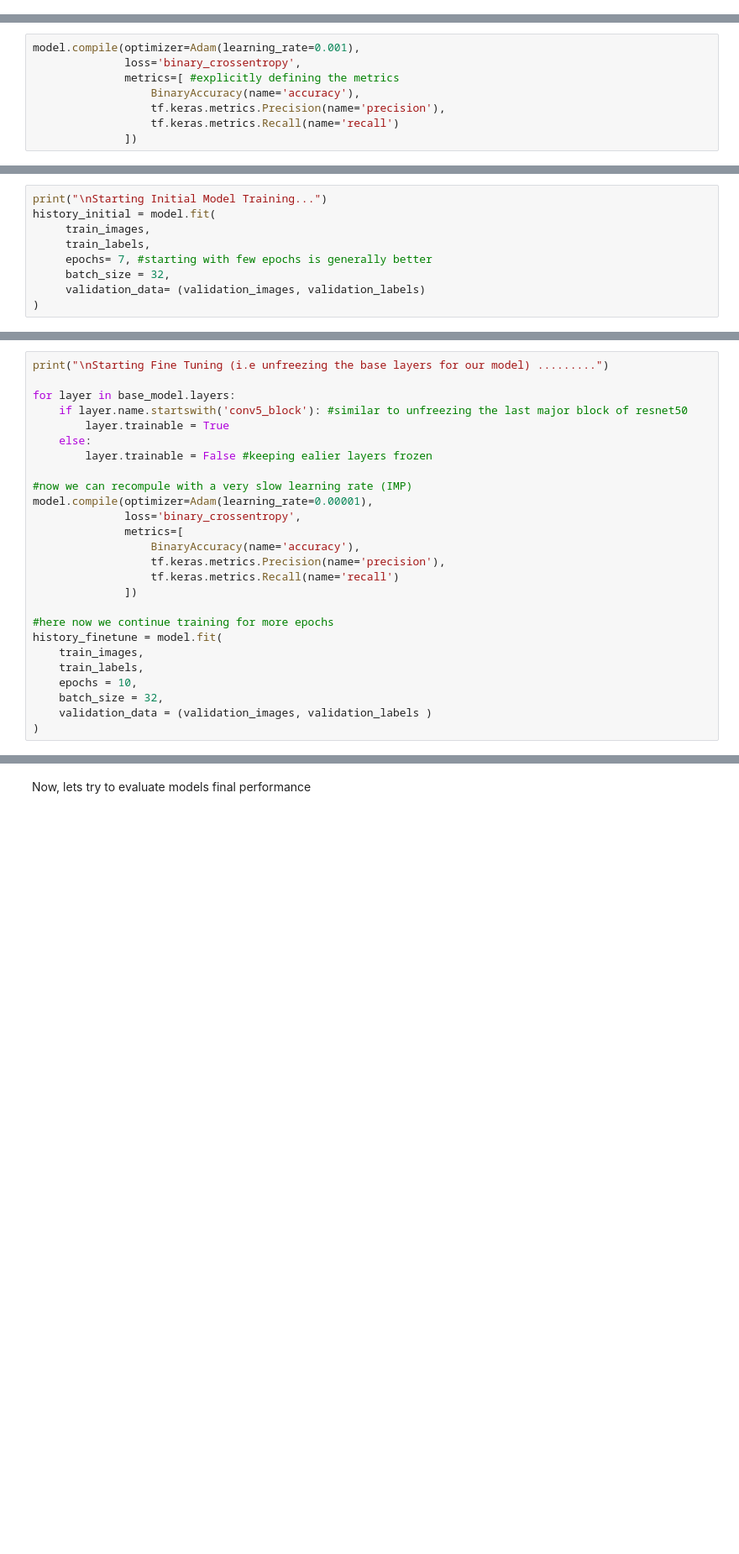
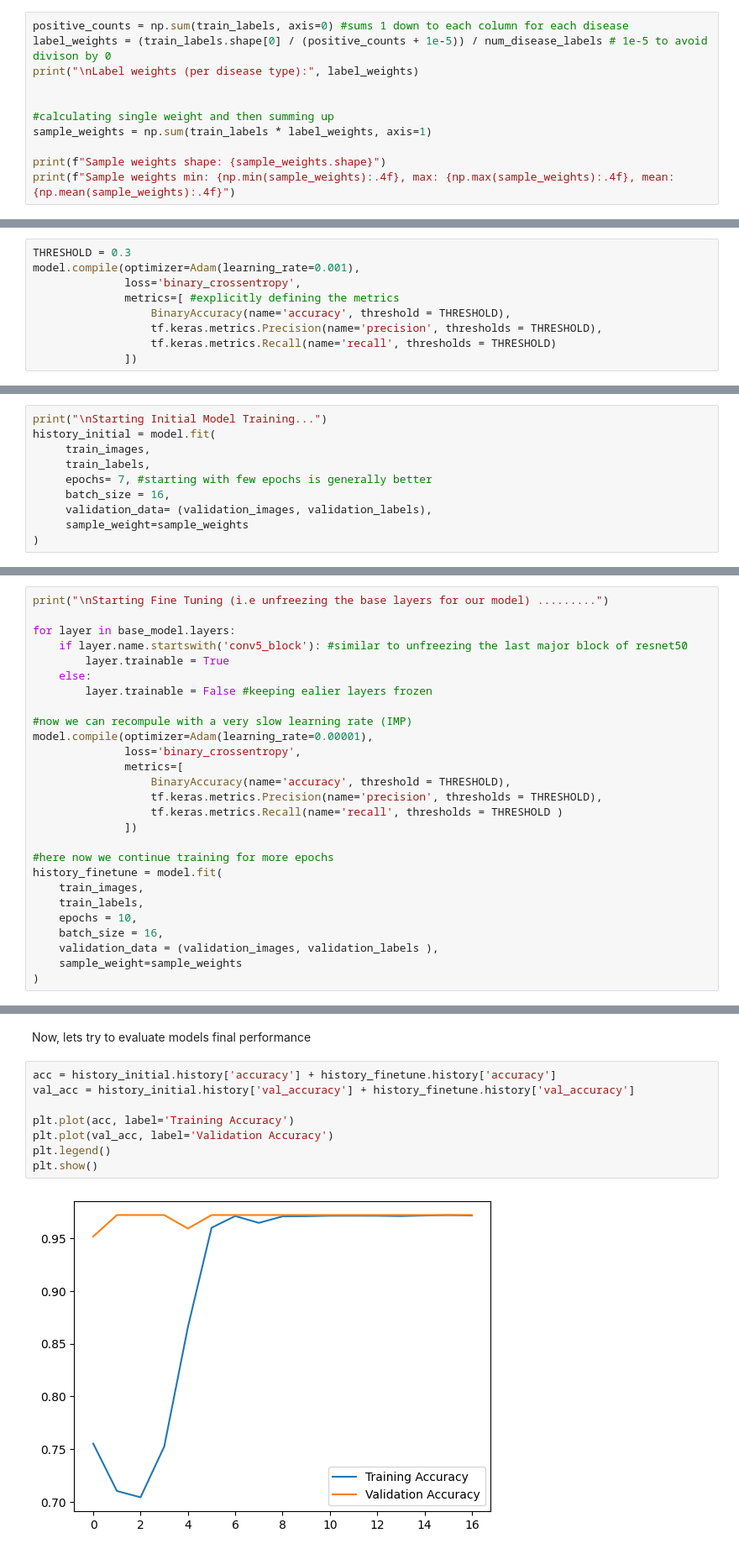
Before and after one commit to adhikariisusan/RetinalDiseaseClassificationModel, a Jupyter notebook: the_real_6th_proj.ipynb, the cells around one changed output, grey strips where cells are left out. Shown at 84% size. Saved outputs shown, nothing was run; the diff lists cells and outputs as text; blank space fills up the shorter version.

Commit message:
Tried to add weight class but the model has hit a learning plateu, and not the desired number of recall

```diff
--- a/the_real_6th_proj.ipynb
+++ b/the_real_6th_proj.ipynb
@@ -267,3 +267,14 @@ for the output layers of the multi disease classification , first we observe num
 # %%
 predictions = Dense(num_disease_labels, activation ='sigmoid')(x)
 model = Model(inputs = base_model.input, outputs = predictions)
+# %%
+positive_counts = np.sum(train_labels, axis=0) #sums 1 down to each column for each disease
+label_weights = (train_labels.shape[0] / (positive_counts + 1e-5)) / num_disease_labels # 1e-5 to avoid divison by 0
+print("\nLabel weights (per disease type):", label_weights)
+
+
+#calculating single weight and then summing up
+sample_weights = np.sum(train_labels * label_weights, axis=1)
+
+print(f"Sample weights shape: {sample_weights.shape}")
+print(f"Sample weights min: {np.min(sample_weights):.4f}, max: {np.max(sample_weights):.4f}, mean: {np.mean(sample_weights):.4f}")
@@ -270,12 +296,13 @@ model = Model(inputs = base_model.input, outputs = predictions)
 # %% [markdown]
 now before training the model we will perform neccesities like markdowns
 # %%
+THRESHOLD = 0.3
 model.compile(optimizer=Adam(learning_rate=0.001),
               loss='binary_crossentropy',
               metrics=[ #explicitly defining the metrics
-                  BinaryAccuracy(name='accuracy'),
-                  tf.keras.metrics.Precision(name='precision'),
-                  tf.keras.metrics.Recall(name='recall')
+                  BinaryAccuracy(name='accuracy', threshold = THRESHOLD),
+                  tf.keras.metrics.Precision(name='precision', thresholds = THRESHOLD),
+                  tf.keras.metrics.Recall(name='recall', thresholds = THRESHOLD)
               ])
 # %% [markdown]
 **STARTING THE FIRST MODEL TRAINING**
@@ -287,8 +314,9 @@ history_initial = model.fit(
      train_images,
      train_labels,
      epochs= 7, #starting with few epochs is generally better
-     batch_size = 32,
-     validation_data= (validation_images, validation_labels)
+     batch_size = 16,
+     validation_data= (validation_images, validation_labels),
+     sample_weight=sample_weights
 )
 # %% [output]
 Starting Initial Model Training...
@@ -321,9 +349,9 @@ for layer in base_model.layers:
 model.compile(optimizer=Adam(learning_rate=0.00001),
               loss='binary_crossentropy',
               metrics=[
-                  BinaryAccuracy(name='accuracy'),
-                  tf.keras.metrics.Precision(name='precision'),
-                  tf.keras.metrics.Recall(name='recall')
+                  BinaryAccuracy(name='accuracy', threshold = THRESHOLD),
+                  tf.keras.metrics.Precision(name='precision', thresholds = THRESHOLD),
+                  tf.keras.metrics.Recall(name='recall', thresholds = THRESHOLD )
               ])
 
 #here now we continue training for more epochs
@@ -331,8 +359,9 @@ history_finetune = model.fit(
     train_images,
     train_labels,
     epochs = 10,
-    batch_size = 32,
-    validation_data = (validation_images, validation_labels )
+    batch_size = 16,
+    validation_data = (validation_images, validation_labels ),
+    sample_weight=sample_weights
 )
 # %% [output]
 Starting Fine Tuning (i.e unfreezing the base layers for our model) .........
@@ -355,2 +384,12 @@ Epoch 10/10
 # %% [markdown]
 Now, lets try to evaluate models final performance
+# %%
+acc = history_initial.history['accuracy'] + history_finetune.history['accuracy']
+val_acc = history_initial.history['val_accuracy'] + history_finetune.history['val_accuracy']
+
+plt.plot(acc, label='Training Accuracy')
+plt.plot(val_acc, label='Validation Accuracy')
+plt.legend()
+plt.show()
+# %% [output]
+[figure, added]
```
Also changed, not shown: parts of 6 cells of this notebook.
